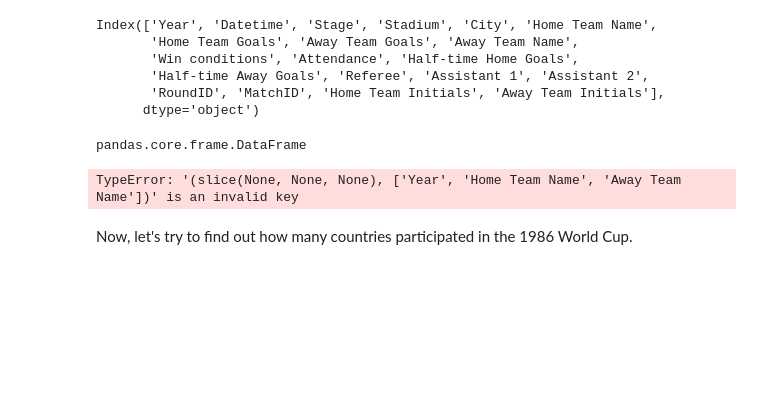
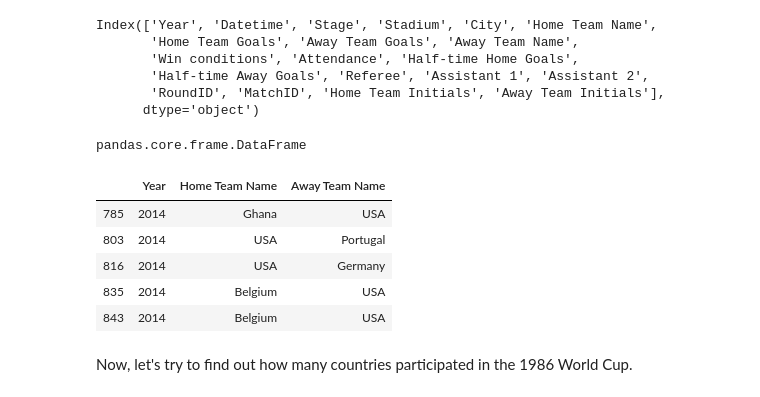
Before and after one commit to congxu1990/dsc-accessing-data-with-pandas-lab-hbs-ds-060120, a Jupyter notebook: index.ipynb, the cells around one changed output. Drawn from its saved outputs; the diff is of its cells as text; code cells hidden in the pictures; blank space fills up the shorter version.

```diff
--- a/index.ipynb
+++ b/index.ipynb
@@ -207,9 +207,14 @@ type(df)
 pandas.core.frame.DataFrame
 # %%
 us_2014wc_games = us_wc_games.loc[us_wc_games['Year'] == 2014]
-us_2014wc_games[ : , ['Year'] + ['Home Team Name'] + ['Away Team Name']]
+us_2014wc_games.loc[ : , ['Year'] + ['Home Team Name'] + ['Away Team Name']]
 # %% [output]
-TypeError: '(slice(None, None, None), ['Year', 'Home Team Name', 'Away Team Name'])' is an invalid key
+|  | Year | Home Team Name | Away Team Name |
+| 785 | 2014 | Ghana | USA |
+| 803 | 2014 | USA | Portugal |
+| 816 | 2014 | USA | Germany |
+| 835 | 2014 | Belgium | USA |
+| 843 | 2014 | Belgium | USA |
 # %% [markdown]
 Now, let's try to find out how many countries participated in the 1986 World Cup.
 # %% [markdown]
```
